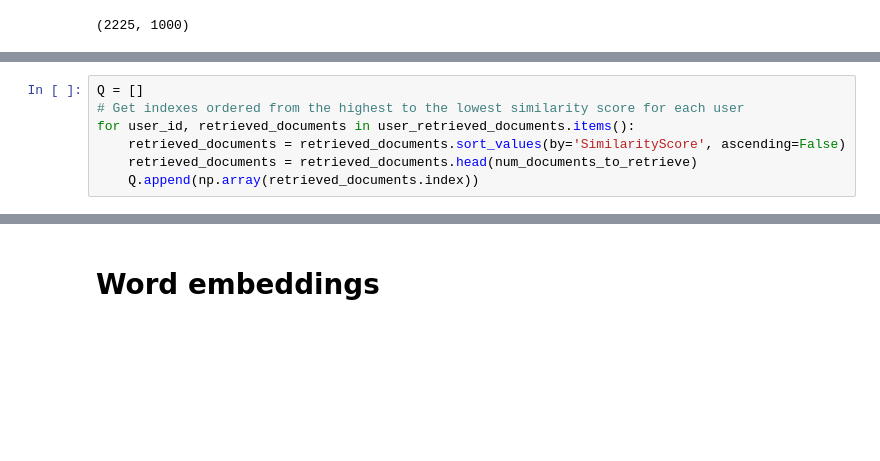
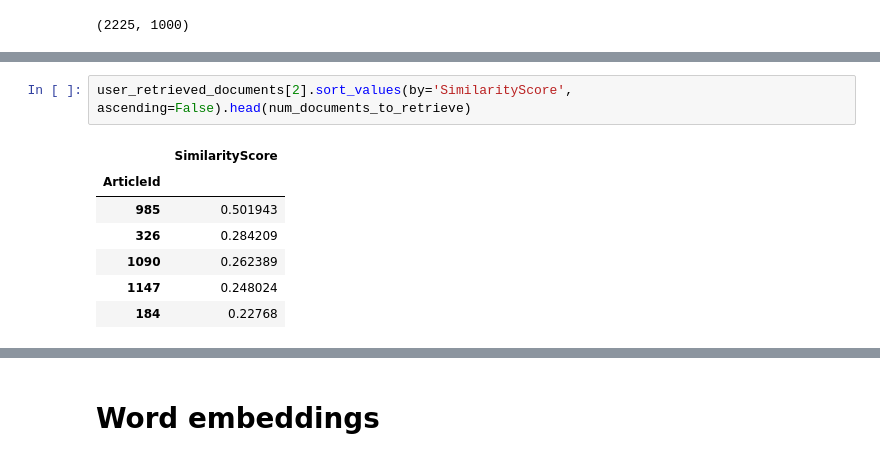
Before and after one commit to Serms1999/information-retrieval, a Jupyter notebook: assignment1/assignment1.ipynb, the cells around one changed output, grey strips where cells are left out. Saved outputs shown, nothing was run; the diff lists cells and outputs as text; blank space fills up the shorter version.

```diff
--- a/assignment1/assignment1.ipynb
+++ b/assignment1/assignment1.ipynb
@@ -206,11 +201,14 @@ User 1 have interests: [politics]
         Document 406 with similarity score 0.00
         Document 867 with similarity score 0.00
         Document 7
-# %%
-Q = []
-# Get indexes ordered from the highest to the lowest similarity score for each user
-for user_id, retrieved_documents in user_retrieved_documents.items():
-    retrieved_documents = retrieved_documents.sort_values(by='SimilarityScore', ascending=False)
-    retrieved_documents = retrieved_documents.head(num_documents_to_retrieve)
-    Q.append(np.array(retrieved_documents.index))
+# %%
+user_retrieved_documents[2].sort_values(by='SimilarityScore', ascending=False).head(num_documents_to_retrieve)
+# %% [output]
+|  | SimilarityScore |
+| ArticleId |  |
+| 985 | 0.501943 |
+| 326 | 0.284209 |
+| 1090 | 0.262389 |
+| 1147 | 0.248024 |
+| 184 | 0.22768 |
 # %%
```
Also changed, not shown: parts of 13 cells of this notebook.
